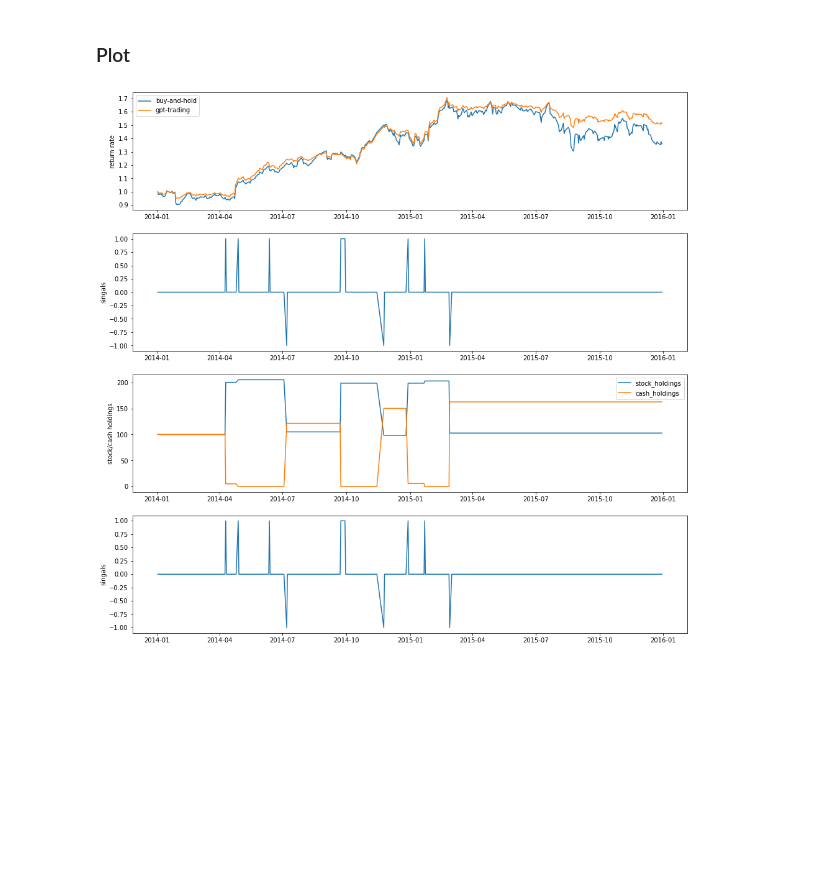
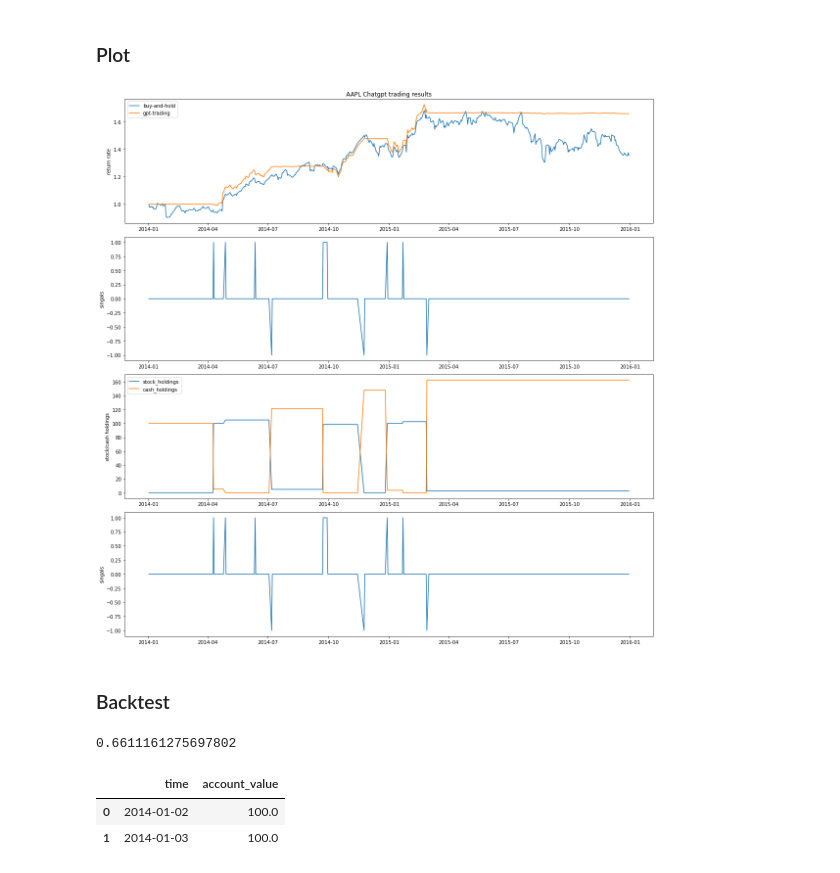
Before and after one commit to AI4Finance-Foundation/FinNLP, a Jupyter notebook: demo/chatgpt-trading/main.ipynb, the cells around one changed output. Saved outputs shown, nothing was run; the diff lists cells and outputs as text; code cells hidden in the pictures; blank space fills up the shorter version.

Commit message:
updates in chatgpt-trading

```diff
--- a/demo/chatgpt-trading/main.ipynb
+++ b/demo/chatgpt-trading/main.ipynb
@@ -43,7 +43,7 @@ class Tweets_trading_env(gym.Env):
         self.start_date = args.start_date
         self.end_date = args.end_date
         self.init_cash = args.init_cash if "init_cash" in args.keys() else 100
-        self.init_hold = args.init_cash if "init_hold" in args.keys() else 0
+        self.init_hold = args.init_hold if "init_hold" in args.keys() else 0
         self.cal_on = args.cal_on if "cal_on" in args.keys() else "Close"
         self.trade_volumn = args.trade_volumn if "trade_volumn" in args.keys() else 100
 
@@ -231,39 +231,63 @@ all_done
 # %%
 import matplotlib.pyplot as plt
 from datetime import datetime
-plt.figure(figsize=(16,4*4))
+plt.figure(figsize=(16,4*4),facecolor='white')
+
 
 # assets
 plt.subplot(4,1,1)
 assets = env.asset_memory
 assets = [i/assets[0] for i in assets]
 xs = [datetime.strptime(d, '%Y-%m-%d').date() for d in env.date_list]
+plt.title("AAPL Chatgpt trading results")
 plt.plot(xs,env.price_df.reset_index(drop = True).Close.tolist(),label = "buy-and-hold")
 plt.plot(xs,assets,label = "gpt-trading")
 plt.ylabel("return rate")
 plt.legend()
 
 # singals
 plt.subplot(4,1,2)
 actions = env.action_memory
 plt.plot(xs,actions,label = "singals")
 plt.ylabel("singals")
 
 # stock/cash holdings
 plt.subplot(4,1,3)
 holds = env.hold_memory
 cash = env.cash_memory
 plt.plot(xs,holds,label = "stock_holdings")
 plt.plot(xs,cash,label = "cash_holdings")
 plt.ylabel("stock/cash holdings")
 plt.legend()
 
 # earnings
 plt.subplot(4,1,4)
 rewards = env.reward_momory
 plt.plot(xs,actions,label = "singals")
 plt.ylabel("singals")
 plt.savefig("output.png")
+
+plt.tight_layout()
 plt.show()
 # %% [output]
-[figure, old version]
+[figure, new version]
+# %% [markdown]
+### Backtest
+# %%
+# return rate
+(env.asset_memory[-1]-env.asset_memory[0])/env.asset_memory[0]
+# %% [output]
+0.6611161275697802
+# %%
+account_value = env.asset_memory
+baseline_value = env.price_df.Close.tolist()
+date_list = env.date_list
+
+df_account_value = pd.DataFrame([date_list,account_value],index= ["time","account_value"]).T
+df_baseline = pd.DataFrame([date_list,baseline_value],index= ["time","account_value"]).T
+
+df_account_value.head(2)
+# %% [output]
+|  | time | account_value |
+| 0 | 2014-01-02 | 100.0 |
+| 1 | 2014-01-03 | 100.0 |
```
Also changed, not shown: parts of 3 cells of this notebook, 25 other files.
